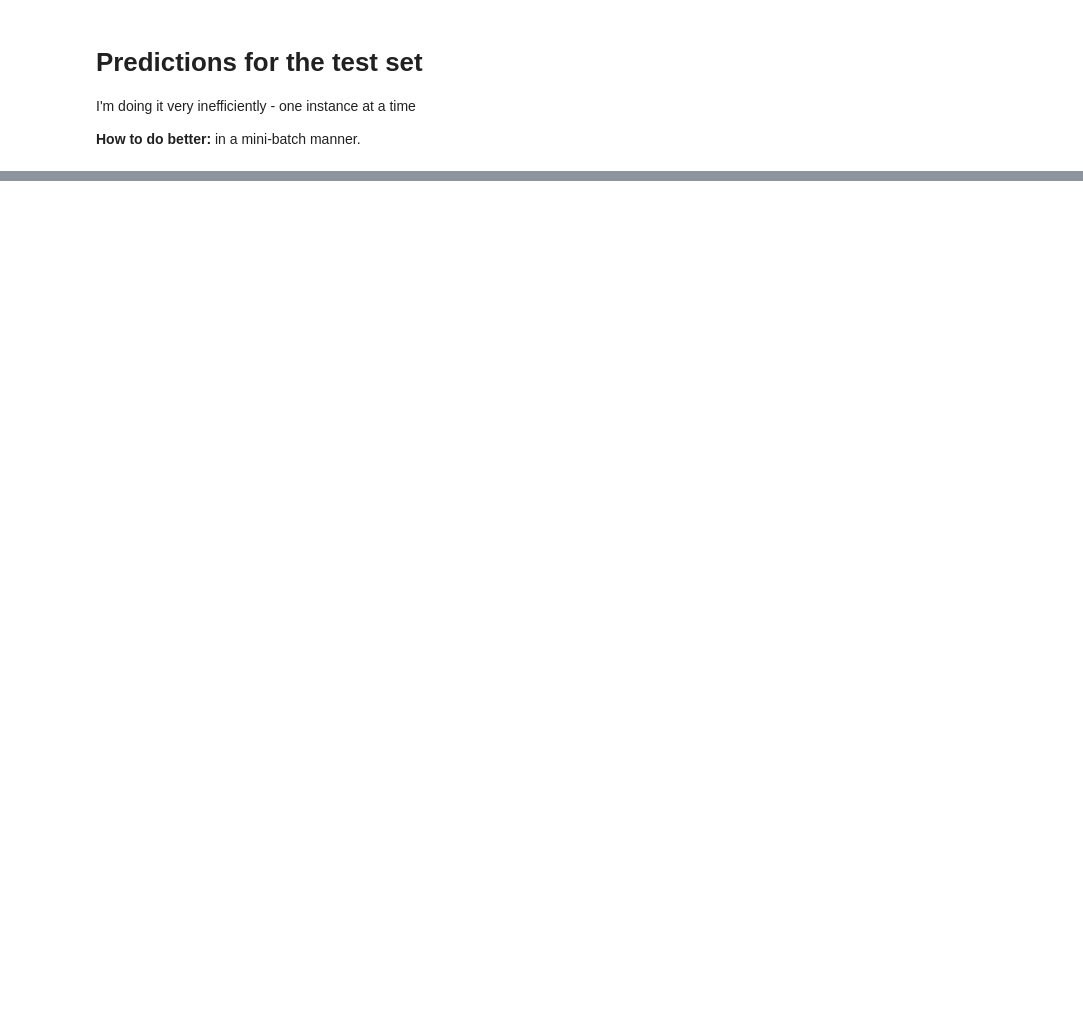
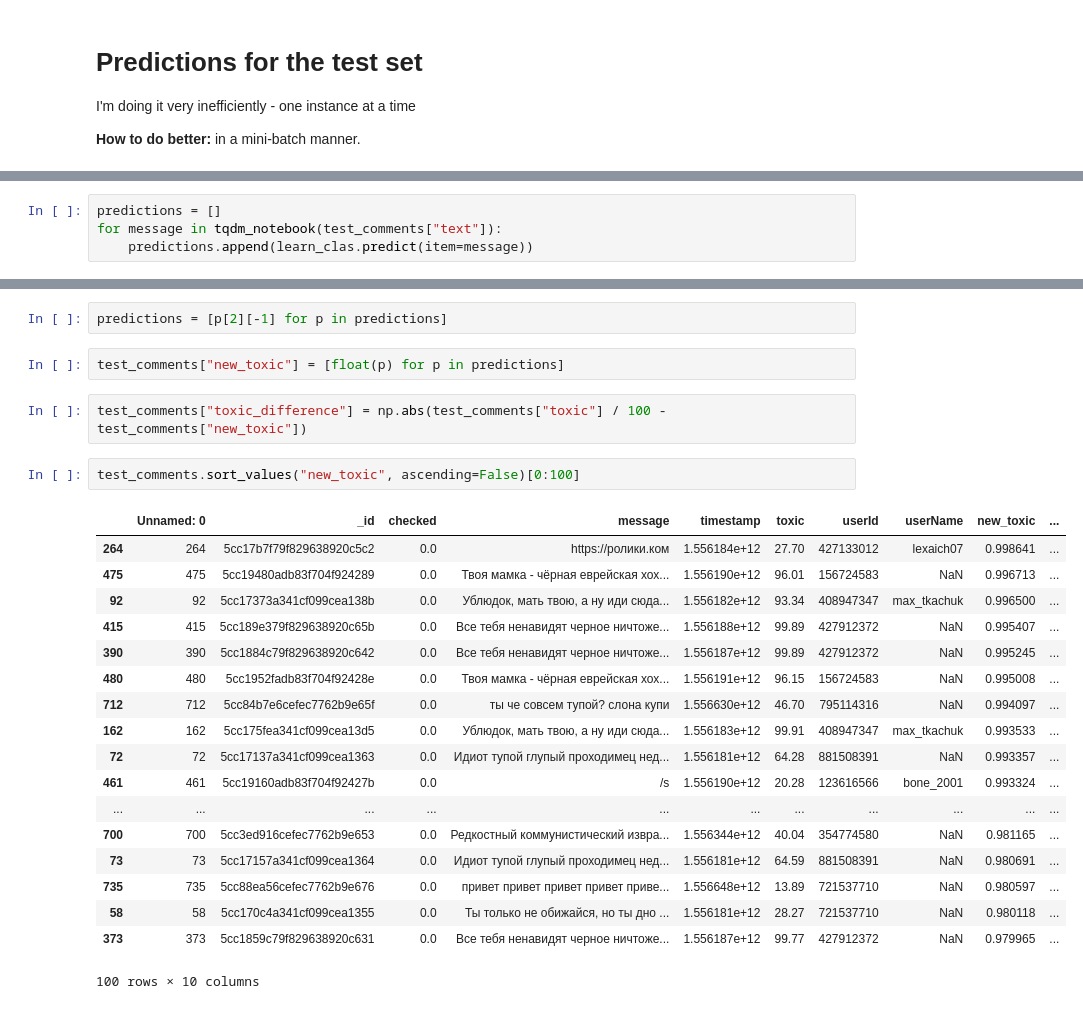
Before and after one commit to belya/mfti-kaggle, a Jupyter notebook: ulmfit_gpu/nvidia-anaconda-docker/notebooks/ulmfit-starter.ipynb, the cells around one changed output, grey strips where cells are left out. Saved outputs shown, nothing was run; the diff lists cells and outputs as text; blank space fills up the shorter version.

```diff
--- a/ulmfit_gpu/nvidia-anaconda-docker/notebooks/ulmfit-starter.ipynb
+++ b/ulmfit_gpu/nvidia-anaconda-docker/notebooks/ulmfit-starter.ipynb
@@ -200,0 +422,4 @@ ulmfit_preds.to_csv('ulmfit_predictions.csv', index_label='id', header=True)
+# %%
+predictions = []
+for message in tqdm_notebook(test_comments["text"]):
+    predictions.append(learn_clas.predict(item=message))
@@ -200,0 +429,27 @@ ulmfit_preds.to_csv('ulmfit_predictions.csv', index_label='id', header=True)
+# %%
+predictions = [p[2][-1] for p in predictions]
+# %%
+test_comments["new_toxic"] = [float(p) for p in predictions]
+# %%
+test_comments["toxic_difference"] = np.abs(test_comments["toxic"] / 100 - test_comments["new_toxic"])
+# %%
+test_comments.sort_values("new_toxic", ascending=False)[0:100]
+# %% [output]
+|  | Unnamed: 0 | _id | checked | message | timestamp | toxic | userId | userName | new_toxic | ... |
+| 264 | 264 | 5cc17b7f79f829638920c5c2 | 0.0 | https://ролики.ком | 1.556184e+12 | 27.70 | 427133012 | lexaich07 | 0.998641 | ... |
+| 475 | 475 | 5cc19480adb83f704f924289 | 0.0 | Твоя мамка - чёрная еврейская хох... | 1.556190e+12 | 96.01 | 156724583 | NaN | 0.996713 | ... |
+| 92 | 92 | 5cc17373a341cf099cea138b | 0.0 | Ублюдок, мать твою, а ну иди сюда... | 1.556182e+12 | 93.34 | 408947347 | max_tkachuk | 0.996500 | ... |
+| 415 | 415 | 5cc189e379f829638920c65b | 0.0 | Все тебя ненавидят черное ничтоже... | 1.556188e+12 | 99.89 | 427912372 | NaN | 0.995407 | ... |
+| 390 | 390 | 5cc1884c79f829638920c642 | 0.0 | Все тебя ненавидят черное ничтоже... | 1.556187e+12 | 99.89 | 427912372 | NaN | 0.995245 | ... |
+| 480 | 480 | 5cc1952fadb83f704f92428e | 0.0 | Твоя мамка - чёрная еврейская хох... | 1.556191e+12 | 96.15 | 156724583 | NaN | 0.995008 | ... |
+| 712 | 712 | 5cc84b7e6cefec7762b9e65f | 0.0 | ты че совсем тупой? слона купи | 1.556630e+12 | 46.70 | 795114316 | NaN | 0.994097 | ... |
+| 162 | 162 | 5cc175fea341cf099cea13d5 | 0.0 | Ублюдок, мать твою, а ну иди сюда... | 1.556183e+12 | 99.91 | 408947347 | max_tkachuk | 0.993533 | ... |
+| 72 | 72 | 5cc17137a341cf099cea1363 | 0.0 | Идиот тупой глупый проходимец нед... | 1.556181e+12 | 64.28 | 881508391 | NaN | 0.993357 | ... |
+| 461 | 461 | 5cc19160adb83f704f92427b | 0.0 | /s | 1.556190e+12 | 20.28 | 123616566 | bone_2001 | 0.993324 | ... |
+| ... | ... | ... | ... | ... | ... | ... | ... | ... | ... | ... |
+| 700 | 700 | 5cc3ed916cefec7762b9e653 | 0.0 | Редкостный коммунистический извра... | 1.556344e+12 | 40.04 | 354774580 | NaN | 0.981165 | ... |
+| 73 | 73 | 5cc17157a341cf099cea1364 | 0.0 | Идиот тупой глупый проходимец нед... | 1.556181e+12 | 64.59 | 881508391 | NaN | 0.980691 | ... |
+| 735 | 735 | 5cc88ea56cefec7762b9e676 | 0.0 | привет привет привет привет приве... | 1.556648e+12 | 13.89 | 721537710 | NaN | 0.980597 | ... |
+| 58 | 58 | 5cc170c4a341cf099cea1355 | 0.0 | Ты только не обижайся, но ты дно ... | 1.556181e+12 | 28.27 | 721537710 | NaN | 0.980118 | ... |
+| 373 | 373 | 5cc1859c79f829638920c631 | 0.0 | Все тебя ненавидят черное ничтоже... | 1.556187e+12 | 99.77 | 427912372 | NaN | 0.979965 | ... |
+100 rows × 10 columns
```
Also changed, not shown: parts of 88 cells of this notebook, 2 other files.
